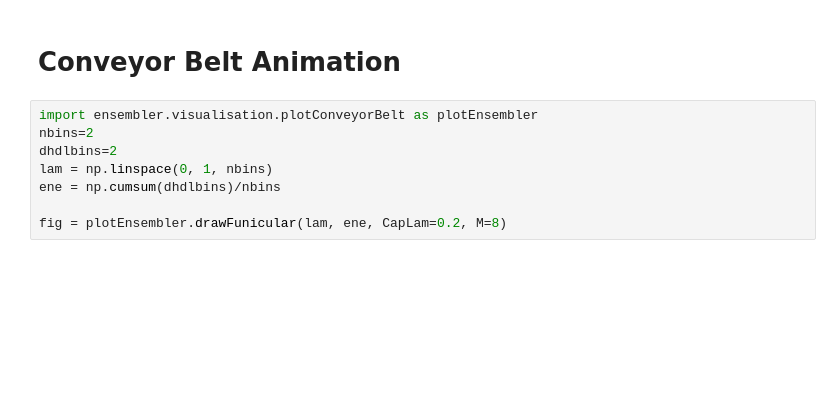
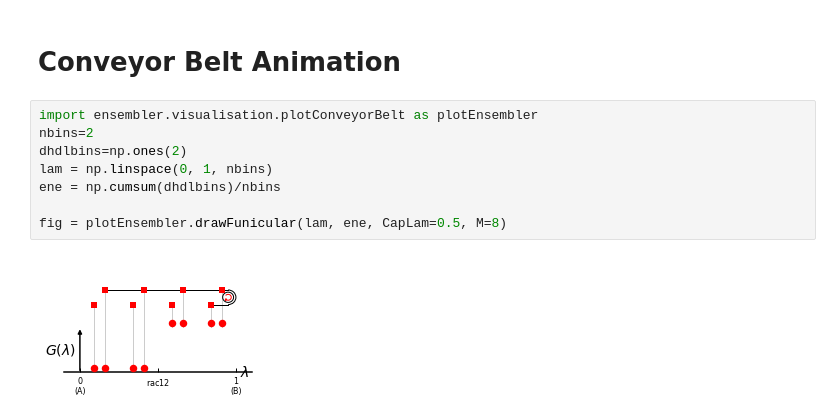
Before and after one commit to rinikerlab/Ensembler, a Jupyter notebook: examples/ConveyorBelt.ipynb, the cells around one changed output. Drawn from its saved outputs; the diff is of its cells as text; blank space fills up the shorter version.

```diff
--- a/examples/ConveyorBelt.ipynb
+++ b/examples/ConveyorBelt.ipynb
@@ -112,8 +155,10 @@ print(DF, DF2, F1, F2)
 # %%
 import ensembler.visualisation.plotConveyorBelt as plotEnsembler
 nbins=2
-dhdlbins=2
+dhdlbins=np.ones(2)
 lam = np.linspace(0, 1, nbins)
 ene = np.cumsum(dhdlbins)/nbins
 
-fig = plotEnsembler.drawFunicular(lam, ene, CapLam=0.2, M=8)
+fig = plotEnsembler.drawFunicular(lam, ene, CapLam=0.5, M=8)
+# %% [output]
+[figure, added]
```
Also changed, not shown: parts of 12 cells of this notebook, 3 other files.
